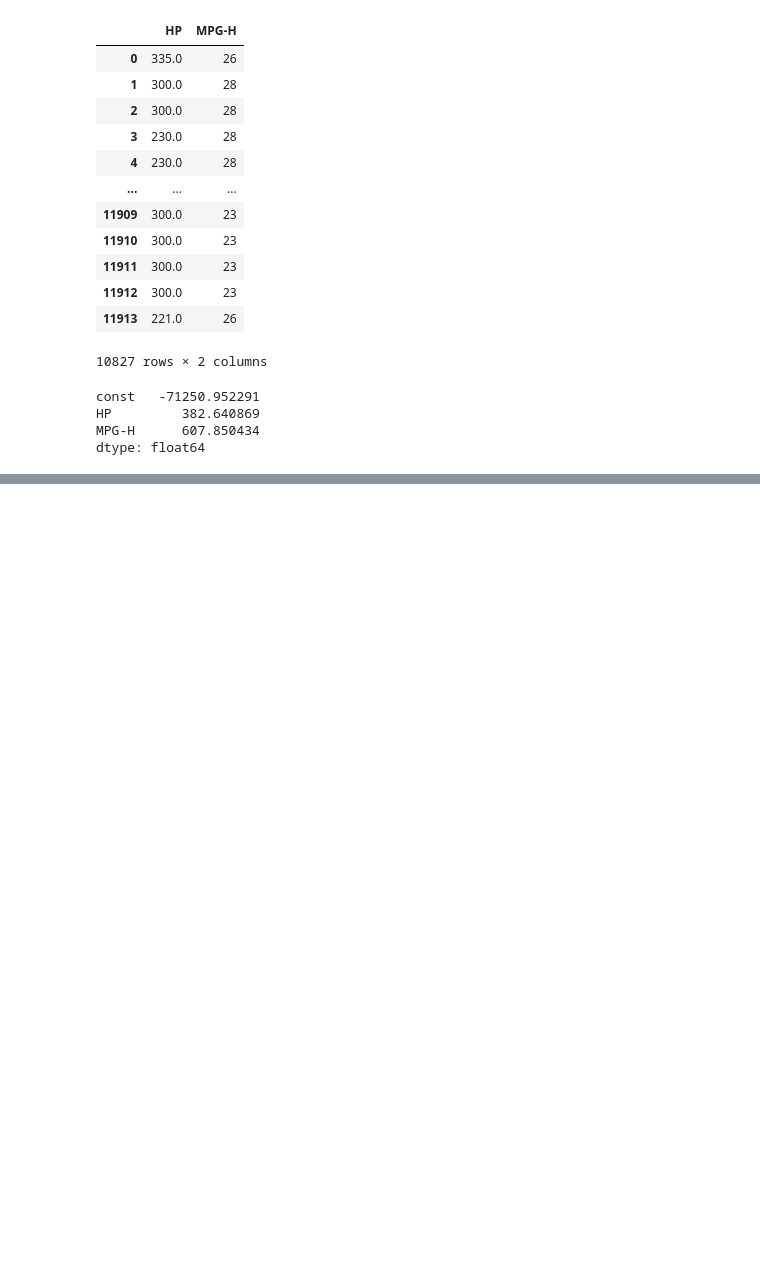
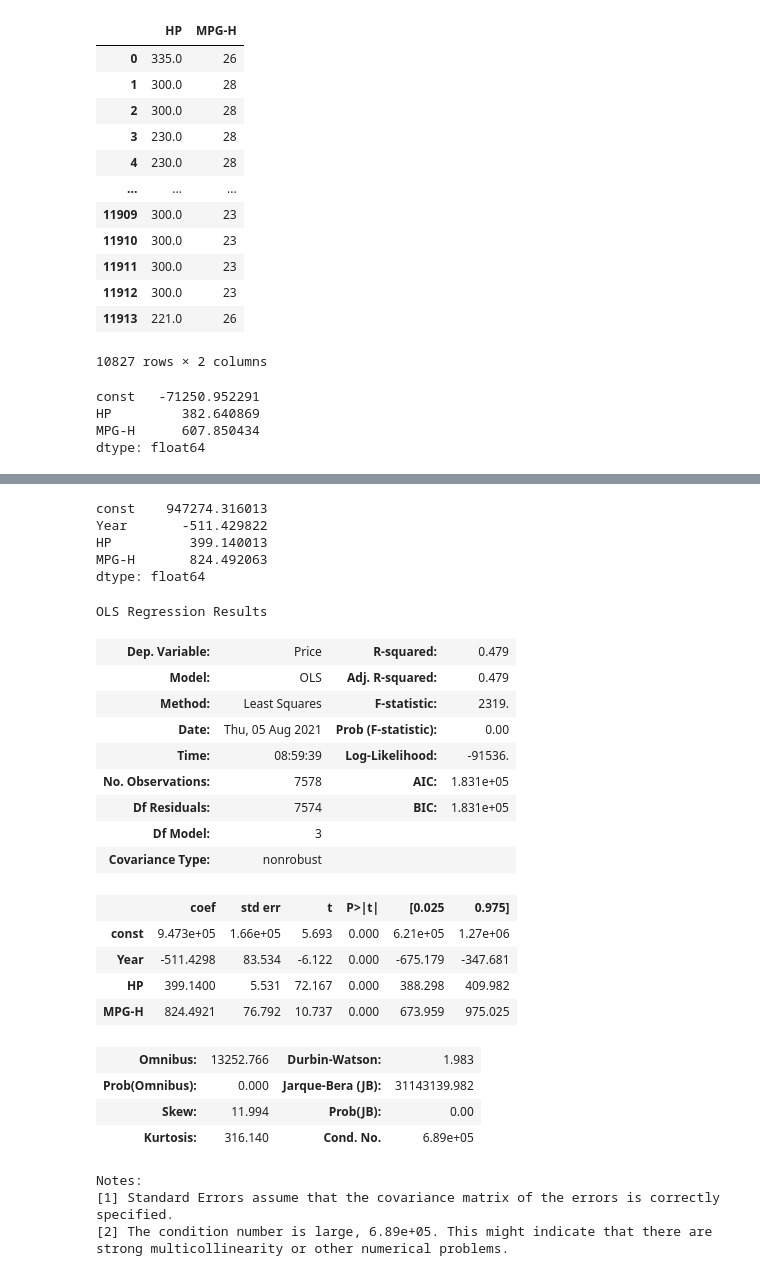
Before and after one commit to iAmNawa/exploratory-data-analysis, a Jupyter notebook: car-price-prediction/car_price_prediction.ipynb, the cells around one changed output, grey strips where cells are left out. Cells and saved outputs as stored; diff of their text form; code cells hidden in the pictures; blank space fills up the shorter version.

```diff
--- a/car-price-prediction/car_price_prediction.ipynb
+++ b/car-price-prediction/car_price_prediction.ipynb
@@ -593,0 +625,39 @@ strong multicollinearity or other numerical problems.
+# %%
+# Fitting the resgression line using 'OLS'
+# ordinary lease squares
+lr = sm.OLS(y_train, X_train_sm).fit()
+
+# Printing the parameters
+lr.params
+# %% [output]
+const    947274.316013
+Year       -511.429822
+HP          399.140013
+MPG-H       824.492063
+dtype: float64
+# %%
+lr.summary()
+# %% [output]
+OLS Regression Results
+| Dep. Variable: | Price | R-squared: | 0.479 |
+| Model: | OLS | Adj. R-squared: | 0.479 |
+| Method: | Least Squares | F-statistic: | 2319. |
+| Date: | Thu, 05 Aug 2021 | Prob (F-statistic): | 0.00 |
+| Time: | 08:59:39 | Log-Likelihood: | -91536. |
+| No. Observations: | 7578 | AIC: | 1.831e+05 |
+| Df Residuals: | 7574 | BIC: | 1.831e+05 |
+| Df Model: | 3 |  |  |
+| Covariance Type: | nonrobust |  |  |
+|  | coef | std err | t | P>|t| | [0.025 | 0.975] |
+| const | 9.473e+05 | 1.66e+05 | 5.693 | 0.000 | 6.21e+05 | 1.27e+06 |
+| Year | -511.4298 | 83.534 | -6.122 | 0.000 | -675.179 | -347.681 |
+| HP | 399.1400 | 5.531 | 72.167 | 0.000 | 388.298 | 409.982 |
+| MPG-H | 824.4921 | 76.792 | 10.737 | 0.000 | 673.959 | 975.025 |
+| Omnibus: | 13252.766 | Durbin-Watson: | 1.983 |
+| Prob(Omnibus): | 0.000 | Jarque-Bera (JB): | 31143139.982 |
+| Skew: | 11.994 | Prob(JB): | 0.00 |
+| Kurtosis: | 316.140 | Cond. No. | 6.89e+05 |
+Notes:
+[1] Standard Errors assume that the covariance matrix of the errors is correctly specified.
+[2] The condition number is large, 6.89e+05. This might indicate that there are
+strong multicollinearity or other numerical problems.
```
Also changed, not shown: parts of 5 cells of this notebook.
